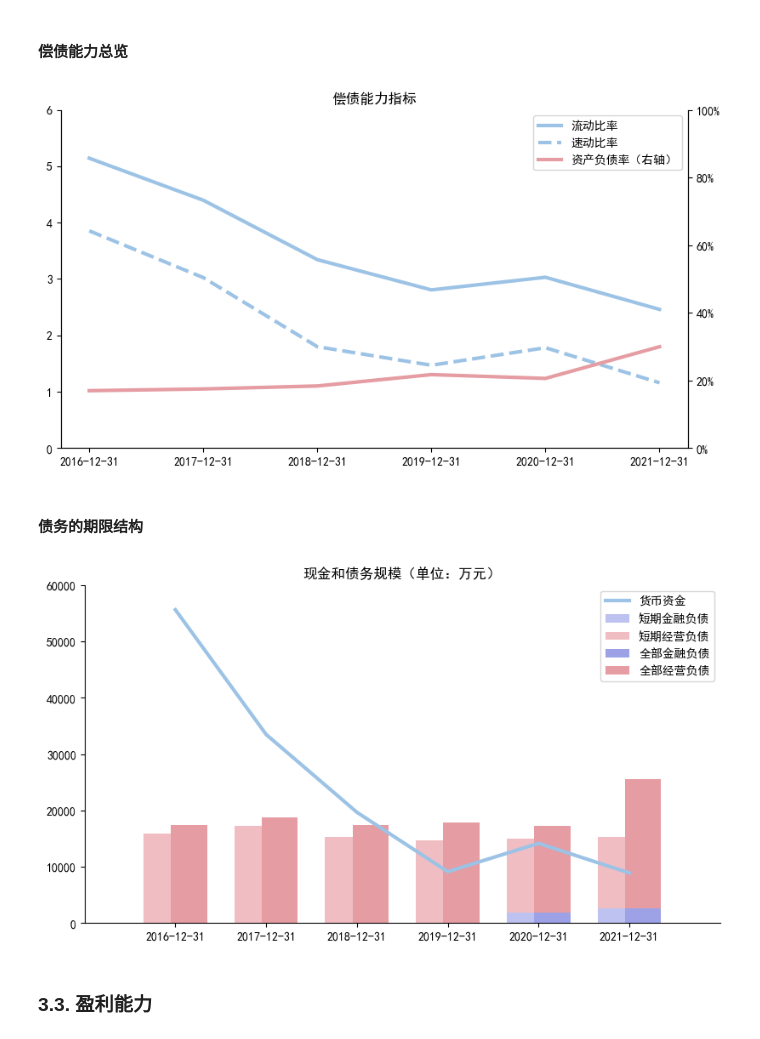
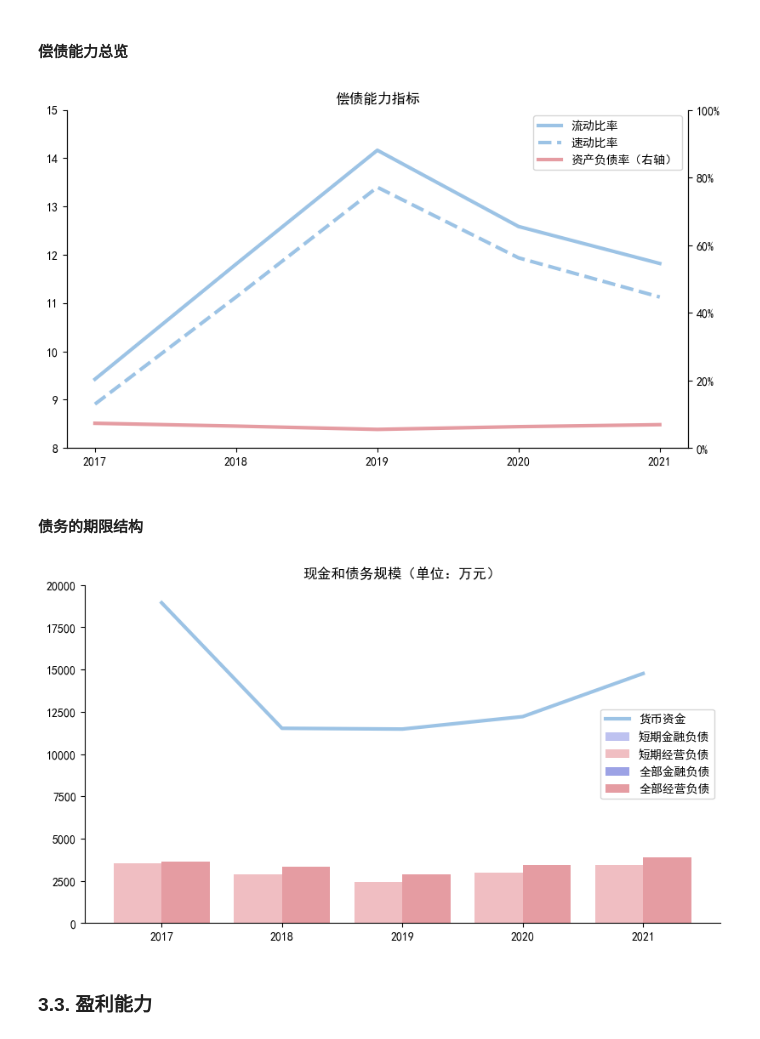
Before and after one commit to farcloudy/sheet, a Jupyter notebook: AutoGraphing.ipynb, the cells around one changed output. Saved outputs shown, nothing was run; the diff lists cells and outputs as text; code cells hidden in the pictures.

```diff
--- a/AutoGraphing.ipynb
+++ b/AutoGraphing.ipynb
@@ -41,8 +41,11 @@ plt.rcParams['lines.linewidth'] = '3'
 # %% [markdown]
 ### 1.1. 写入个人配置
 # %%
+# 想要分析的上市公司代码
+ID = '603655'
+
 # 在r后面的引号中写入报表文件所在目录
-os.chdir(r'E:\18082\Documents\9 CodeProjects\sheet')
+path = r'E:/18082/Documents/9 CodeProjects/sheet'
 
 # 写入想要的主题色
 cm = '#9cc3e5'
@@ -129,16 +132,25 @@ def zoom(dataset):
 
     return [dataset, label]
 # %%
+os.chdir(path)
+path_img = path + '/' + ID
+if not os.path.exists(path_img):
+    os.makedirs(path_img)
+
 BalanceSheet = DataClean('FS_Combas.xlsx')
 IncomeSheet = DataClean('FS_Comins.xlsx')
 CashFlowSheet = DataClean('FS_Comscfd.xlsx')
+TheSheet = pd.merge(BalanceSheet, IncomeSheet, on=['证券代码','会计期间'])
+TheSheet = pd.merge(TheSheet, CashFlowSheet, on=['证券代码','会计期间'])
 
-TheSheet = pd.merge(BalanceSheet, IncomeSheet, on='会计期间')
-TheSheet = pd.merge(TheSheet, CashFlowSheet, on='会计期间')
+TheSheet = TheSheet[TheSheet['证券代码'].apply(lambda x: x == ID)]
+for i in range(len(TheSheet)):
+    TheSheet.iloc[i, 1] = TheSheet.iloc[i, 1][:4]
 
+TheSheet
 x = TheSheet.loc[:, '会计期间']
 barwidth = 0.4
-x_coor = np.arange(6)
+x_coor = np.arange(len(x))
 # %% [markdown]
 ## 3.   绘图
 # %% [markdown]
@@ -222,9 +235,9 @@ ax2.spines['top'].set_color('none')
 plt.title("偿债能力指标")
 plt.legend((line11, line12, line21), ('流动比率', '速动比率', '资产负债率（右轴）')) # Add a legend.
 
-fig.savefig('2-1.png')
+fig.savefig(path_img + '/2-1')
 # %% [output]
-[figure, old version]
+[figure, new version]
 # %% [markdown]
 #### 债务的期限结构
 # %%
@@ -244,28 +257,28 @@ lfd = dataset.loc[:, '长期借款'] + dataset.loc[:, '应付债券']
 lbd = dataset.loc[:, '非流动负债合计'] - lfd
 # %%
 fig, ax = plt.subplots(figsize=(8, 4.5), layout='constrained')
-width = 0.3
 
 cn1l = lightcolor(cn1)[0]
 cn2l = lightcolor(cn2)[0]
 
-ax.bar(x_coor - width/2, sfd, barwidth, color=cn1l, label='短期金融负债')
-ax.bar(x_coor - width/2, sbd, barwidth, color=cn2l, label='短期经营负债', bottom=sfd)
-ax.bar(x_coor + width/2, sfd + lfd, barwidth, color=cn1, label='全部金融负债')
-ax.bar(x_coor + width/2, sbd + lbd, barwidth, color=cn2, label='全部经营负债', bottom=sfd + lfd)
+ax.bar(x_coor - barwidth/2, sfd, barwidth, color=cn1l, label='短期金融负债')
+ax.bar(x_coor - barwidth/2, sbd, barwidth, color=cn2l, label='短期经营负债', bottom=sfd)
+ax.bar(x_coor + barwidth/2, sfd + lfd, barwidth, color=cn1, label='全部金融负债')
+ax.bar(x_coor + barwidth/2, sbd + lbd, barwidth, color=cn2, label='全部经营负债', bottom=sfd + lfd)
 ax.plot(x_coor, cash, color=cm, lw=3, label='货币资金')
 
 ax.set_xticks(x_coor, x)
 
 ax.spines['top'].set_color('none')
 ax.spines['right'].set_color('none')
 
 plt.title('现金和债务规模' + title)
 ax.legend()
+ax.margins(x=0.05)
 
-fig.savefig('2-2.png')
+fig.savefig(path_img + '/2-2')
 # %% [output]
-[figure, old version]
+[figure, new version]
 # %% [markdown]
 ### 3.3.    盈利能力
 # %%
```
Also changed, not shown: parts of 8 cells of this notebook, 3 other files.
